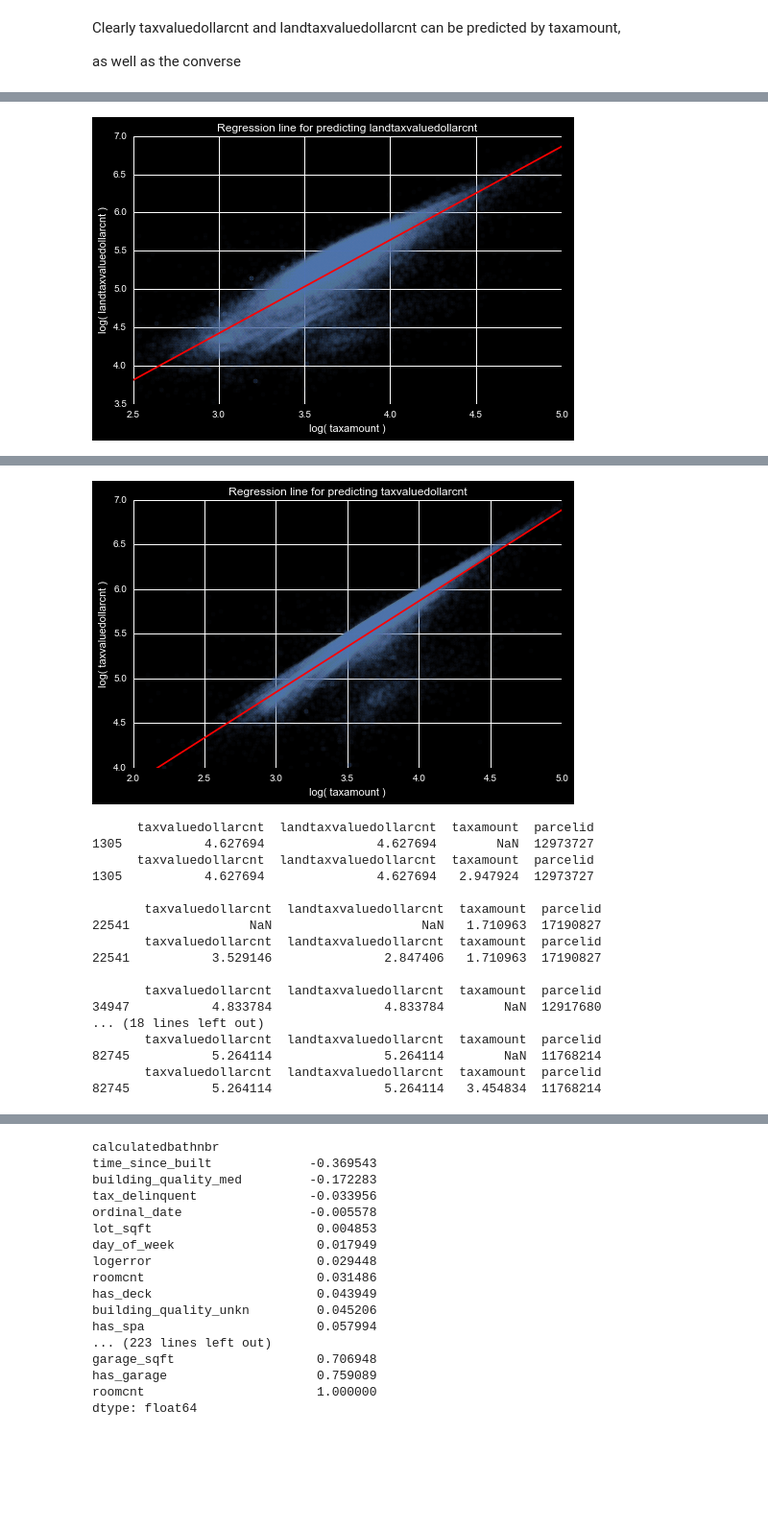
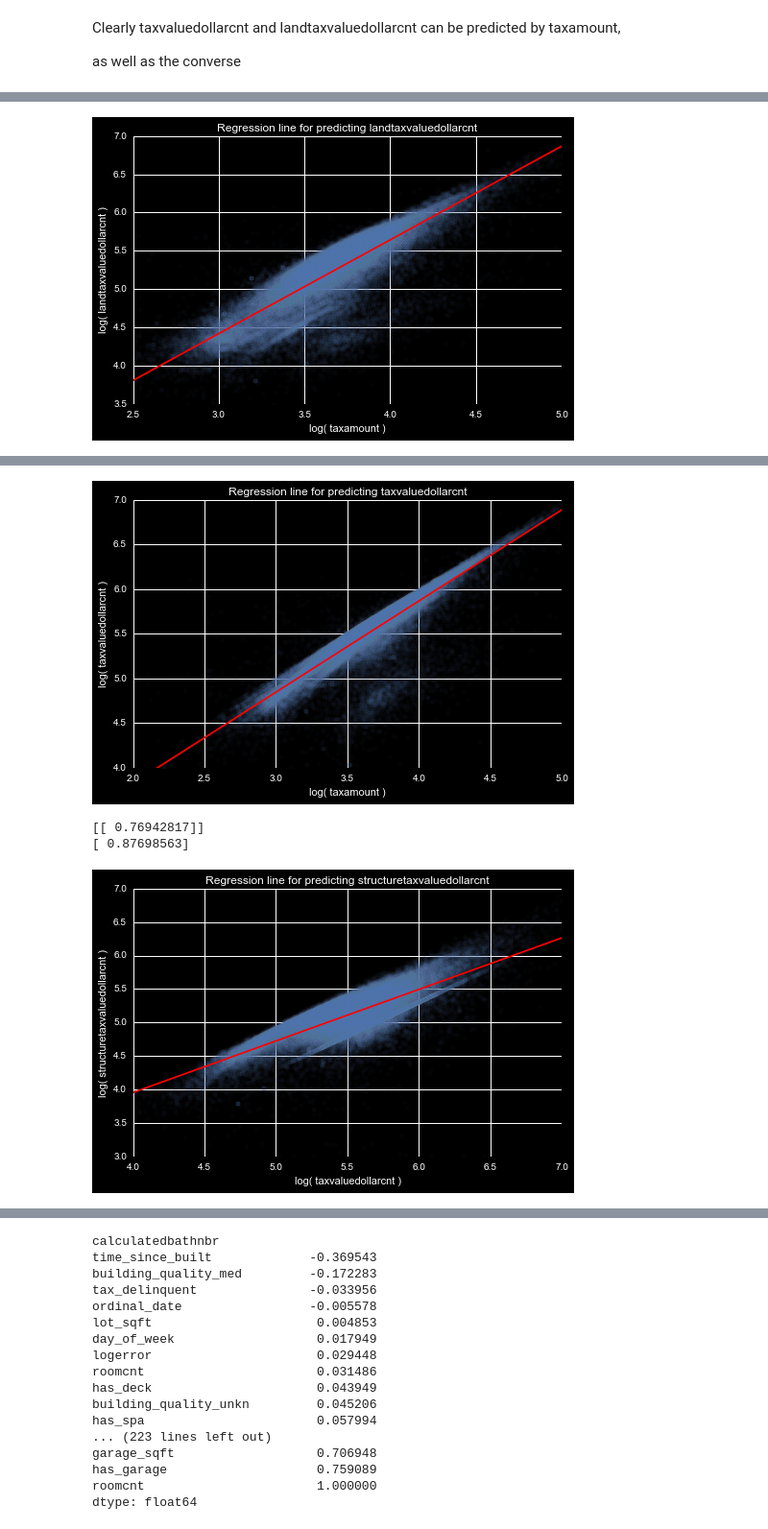
Before and after one commit to markertsean/zillow, a Jupyter notebook: detail_variables_purchased.ipynb, the cells around one changed output, grey strips where cells are left out. Shown at 96% size. Cells and saved outputs as stored; diff of their text form; code cells hidden in the pictures; blank space fills up the shorter version.

```diff
--- a/detail_variables_purchased.ipynb
+++ b/detail_variables_purchased.ipynb
@@ -178,6 +178,12 @@ my_df['n_fireplaces'] = my_df['fireplacecnt'].fillna(0)
 my_df['has_deck'    ] = my_df['decktypeid'  ].notnull().astype(int)
 
 my_df = my_df.drop( ['fireplacecnt','decktypeid'], axis=1 )
+
+
+
+# Drop any duplicate rows
+
+my_df = my_df.drop_duplicates( subset='parcelid', keep="last")
 # %%
 my_df.columns.values
 # %% [output]
@@ -286,7 +274,7 @@ as well as the converse
 def regression_taxamount( inp_df ):
 
     # get values, and log them
-    foo = np.log10( inp_df[['taxvaluedollarcnt','landtaxvaluedollarcnt','taxamount']] ).copy()
+    foo = np.log10( inp_df[['taxvaluedollarcnt','landtaxvaluedollarcnt','taxamount','structuretaxvaluedollarcnt']] ).copy()
     foo['parcelid'] = inp_df['parcelid']
 
     # Bar is just not null values, for regression
@@ -297,15 +285,18 @@ def regression_taxamount( inp_df ):
     land_reg = linear_model.LinearRegression()
     tax_reg  = linear_model.LinearRegression()
     amt_reg  = linear_model.LinearRegression()
+    str_reg  = linear_model.LinearRegression()
+
 
     land_reg.fit( bar['taxamount'        ].to_frame(), bar['landtaxvaluedollarcnt'].to_frame() )
     tax_reg.fit ( bar['taxamount'        ].to_frame(), bar[    'taxvaluedollarcnt'].to_frame() )
     amt_reg.fit ( bar['taxvaluedollarcnt'].to_frame(), bar[            'taxamount'].to_frame() )
+    str_reg.fit ( bar['taxvaluedollarcnt'].to_frame(), bar['structuretaxvaluedollarcnt'].to_frame() )
 
-
+#
     print land_reg.coef_
     print land_reg.intercept_
-
+#
     xx = np.array( [1,9] )
     foo.plot.scatter( y='landtaxvaluedollarcnt'    , x='taxamount', alpha=0.03, figsize=(8,5) )
     plt.plot( xx, land_reg.coef_[0]*xx + land_reg.intercept_, color='r' )
@@ -315,10 +306,10 @@ def regression_taxamount( inp_df ):
     plt.ylabel( 'log( landtaxvaluedollarcnt )')
     plt.title('Regression line for predicting landtaxvaluedollarcnt')
     plt.show()
-
+#
     print tax_reg.coef_
     print tax_reg.intercept_
-
+#
     xx = np.array( [1,9] )
     foo.plot.scatter( y='taxvaluedollarcnt'    , x='taxamount', alpha=0.03, figsize=(8,5) )
     plt.plot( xx, tax_reg.coef_[0]*xx + tax_reg.intercept_, color='r' )
@@ -328,14 +319,28 @@ def regression_taxamount( inp_df ):
     plt.ylabel( 'log( taxvaluedollarcnt )')
     plt.title('Regression line for predicting taxvaluedollarcnt')
     plt.show()
+#
+    print str_reg.coef_
+    print str_reg.intercept_
+#
+    xx = np.array( [1,9] )
+    foo.plot.scatter( x='taxvaluedollarcnt'    , y='structuretaxvaluedollarcnt', alpha=0.03, figsize=(8,5) )
+    plt.plot( xx, str_reg.coef_[0]*xx + str_reg.intercept_, color='r' )
+    plt.xlim(4,7)
+    plt.ylim(3,7)
+    plt.ylabel( 'log( structuretaxvaluedollarcnt )')
+    plt.xlabel( 'log( taxvaluedollarcnt )')
+    plt.title('Regression line for predicting structuretaxvaluedollarcnt')
+    plt.show()
+
 
     # Get the id numbers for the rows with NaN values
-    for id_num in foo[ foo.isnull().any(axis=1) ]['parcelid'].values:
+    for id_num in foo[ foo.drop( 'structuretaxvaluedollarcnt',axis=1).isnull().any(axis=1) ]['parcelid'].values:
 
         # Find which row it is
         row_num = foo.loc[ foo['parcelid'] == id_num ].index
-
-        print foo.loc[ row_num ]
+#
+#        print foo.loc[ row_num ]
 
         # Depending on what's missing, fill it in
 
@@ -348,10 +353,23 @@ def regression_taxamount( inp_df ):
 
         if( foo.ix[ row_num,             'taxamount' ].isnull().values ):
             foo.ix[ row_num,             'taxamount' ] =  amt_reg.predict( foo.ix[ row_num, 'taxvaluedollarcnt' ].values.reshape(-1,1) )
-        print foo.loc[ row_num ]
-        print ' '
+
+    for id_num in foo[ foo.isnull().any(axis=1) ]['parcelid'].values:
+
+        row_num = foo.loc[ foo['parcelid'] == id_num ].index
+
+        if( foo.ix[ row_num,'structuretaxvaluedollarcnt'].isnull().values ):
+            foo.ix[ row_num,'structuretaxvaluedollarcnt'] =  tax_reg.predict( foo.ix[ row_num,'taxvaluedollarcnt'].values.reshape(-1,1) )
 
 
+    return foo[['taxamount','taxvaluedollarcnt','landtaxvaluedollarcnt','structuretaxvaluedollarcnt']]
 
-regression_taxamount( my_df )
+foo = regression_taxamount( my_df )
+
+my_df['log_tax_amount'] = foo['taxamount']
+my_df['log_tax_value' ] = foo['taxvaluedollarcnt']
+my_df['log_land_tax'  ] = foo['landtaxvaluedollarcnt']
+my_df['log_str_tax'   ] = foo['structuretaxvaluedollarcnt']
+
+del foo
 # %% [output]
@@ -363,18 +381,4 @@ regression_taxamount( my_df )
 [figure]
-      taxvaluedollarcnt  landtaxvaluedollarcnt  taxamount  parcelid
-1305           4.627694               4.627694        NaN  12973727
-      taxvaluedollarcnt  landtaxvaluedollarcnt  taxamount  parcelid
-1305           4.627694               4.627694   2.947924  12973727
-
-       taxvaluedollarcnt  landtaxvaluedollarcnt  taxamount  parcelid
-22541                NaN                    NaN   1.710963  17190827
-       taxvaluedollarcnt  landtaxvaluedollarcnt  taxamount  parcelid
-22541           3.529146               2.847406   1.710963  17190827
-
-       taxvaluedollarcnt  landtaxvaluedollarcnt  taxamount  parcelid
-34947           4.833784               4.833784        NaN  12917680
-... (18 lines left out)
-       taxvaluedollarcnt  landtaxvaluedollarcnt  taxamount  parcelid
-82745           5.264114               5.264114        NaN  11768214
-       taxvaluedollarcnt  landtaxvaluedollarcnt  taxamount  parcelid
-82745           5.264114               5.264114   3.454834  11768214
+[[ 0.76942817]]
+[ 0.87698563]
+[figure, added]
```
Also changed, not shown: parts of 9 cells of this notebook, 1 other file.
